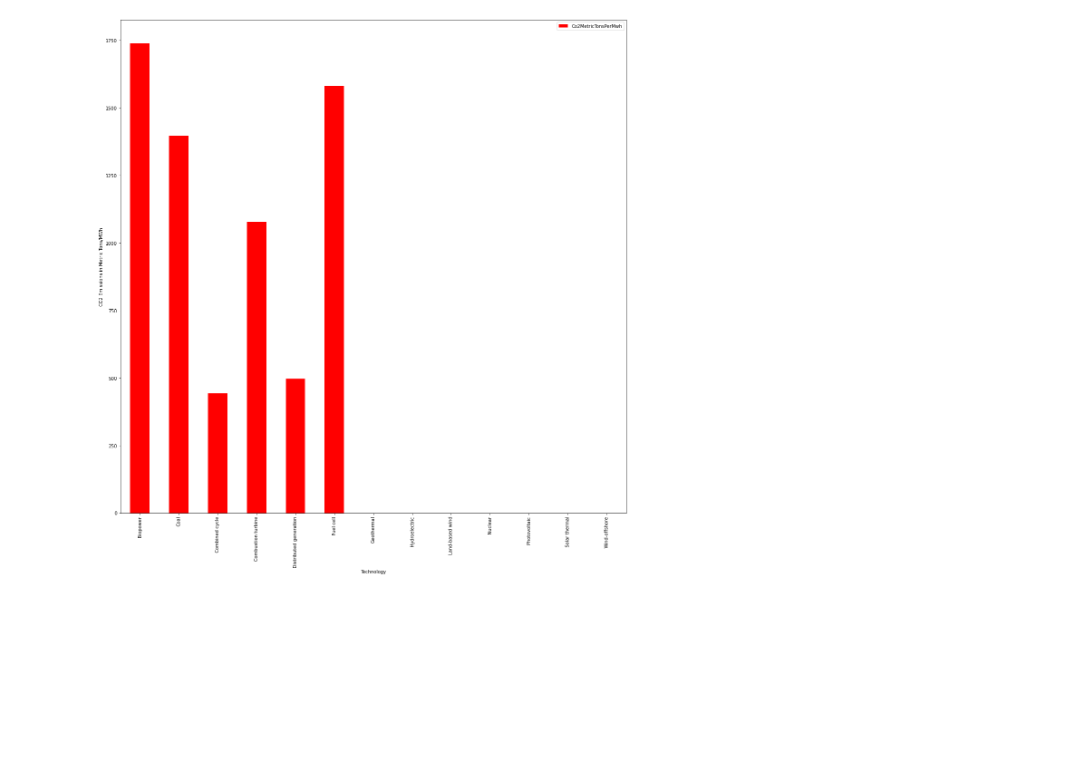
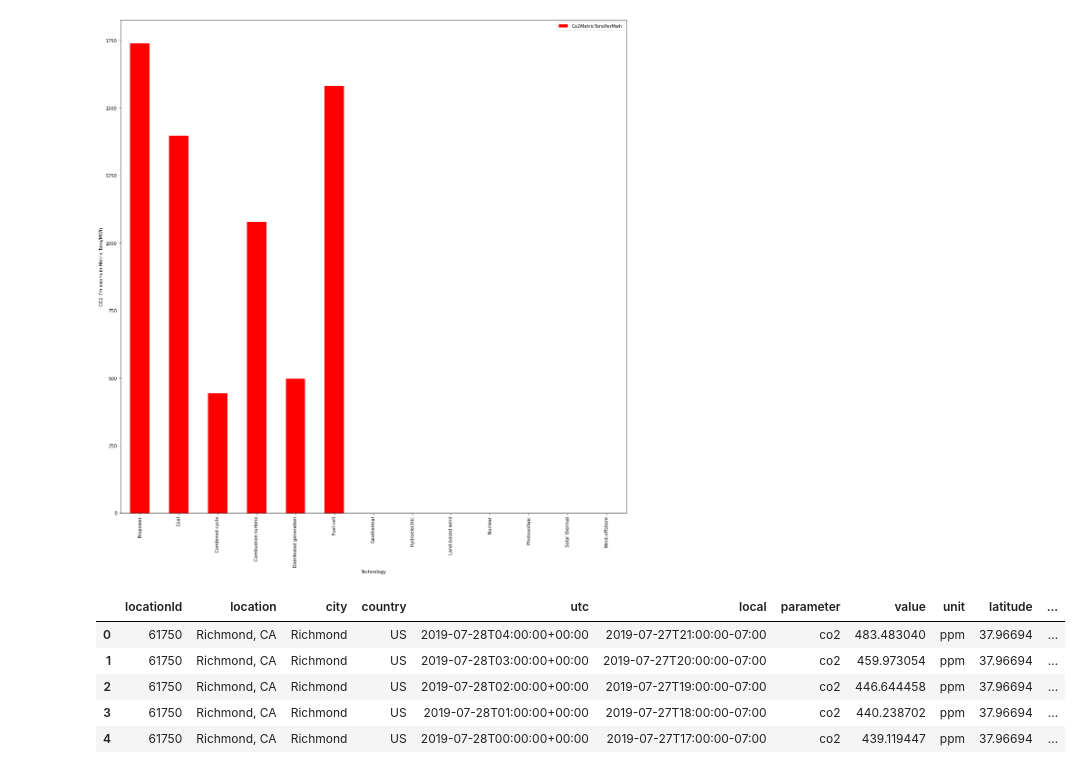
Before and after one commit to CFD-UTSA/EnergyGeneration, a Jupyter notebook: Final_Project_Draft.ipynb, the cells around one changed output. Cells and saved outputs as stored; diff of their text form; code cells hidden in the pictures; blank space fills up the shorter version.

```diff
--- a/Final_Project_Draft.ipynb
+++ b/Final_Project_Draft.ipynb
@@ -923,3 +923,15 @@ cebar.set_ylabel("CO2 Emissions in Metric Tons/MWh")
 plt.xticks(rotation=90);
 # %% [output]
 [figure]
+# %%
+rco2 = pd.read_csv (r'C:\Users\rajpa\Final_Project\measurements.csv')
+hco2 = pd.read_csv (r'C:\Users\rajpa\Final_Project\measurements1.csv')
+# %%
+rco2.head()
+# %% [output]
+|  | locationId | location | city | country | utc | local | parameter | value | unit | latitude | ... |
+| 0 | 61750 | Richmond, CA | Richmond | US | 2019-07-28T04:00:00+00:00 | 2019-07-27T21:00:00-07:00 | co2 | 483.483040 | ppm | 37.96694 | ... |
+| 1 | 61750 | Richmond, CA | Richmond | US | 2019-07-28T03:00:00+00:00 | 2019-07-27T20:00:00-07:00 | co2 | 459.973054 | ppm | 37.96694 | ... |
+| 2 | 61750 | Richmond, CA | Richmond | US | 2019-07-28T02:00:00+00:00 | 2019-07-27T19:00:00-07:00 | co2 | 446.644458 | ppm | 37.96694 | ... |
+| 3 | 61750 | Richmond, CA | Richmond | US | 2019-07-28T01:00:00+00:00 | 2019-07-27T18:00:00-07:00 | co2 | 440.238702 | ppm | 37.96694 | ... |
+| 4 | 61750 | Richmond, CA | Richmond | US | 2019-07-28T00:00:00+00:00 | 2019-07-27T17:00:00-07:00 | co2 | 439.119447 | ppm | 37.96694 | ... |
```
Also changed, not shown: parts of 6 cells of this notebook, 2 other files.
